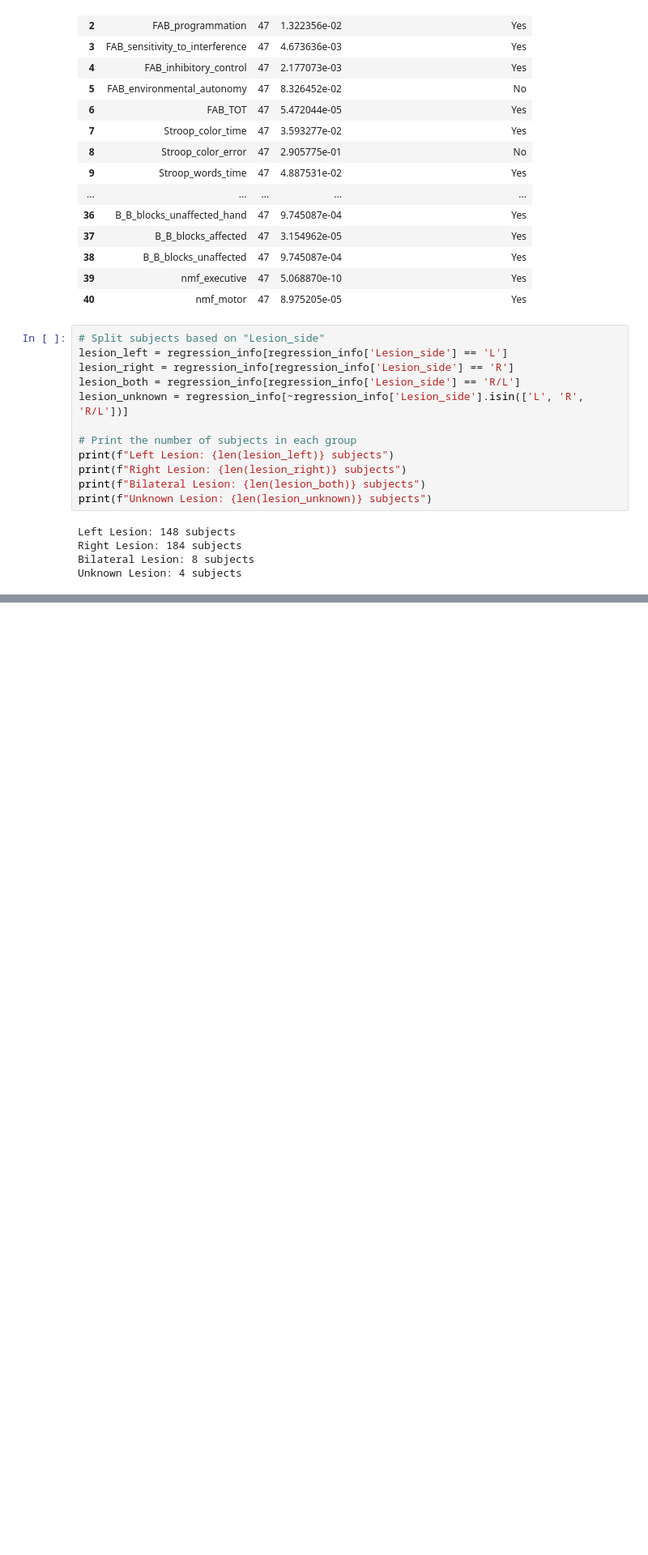
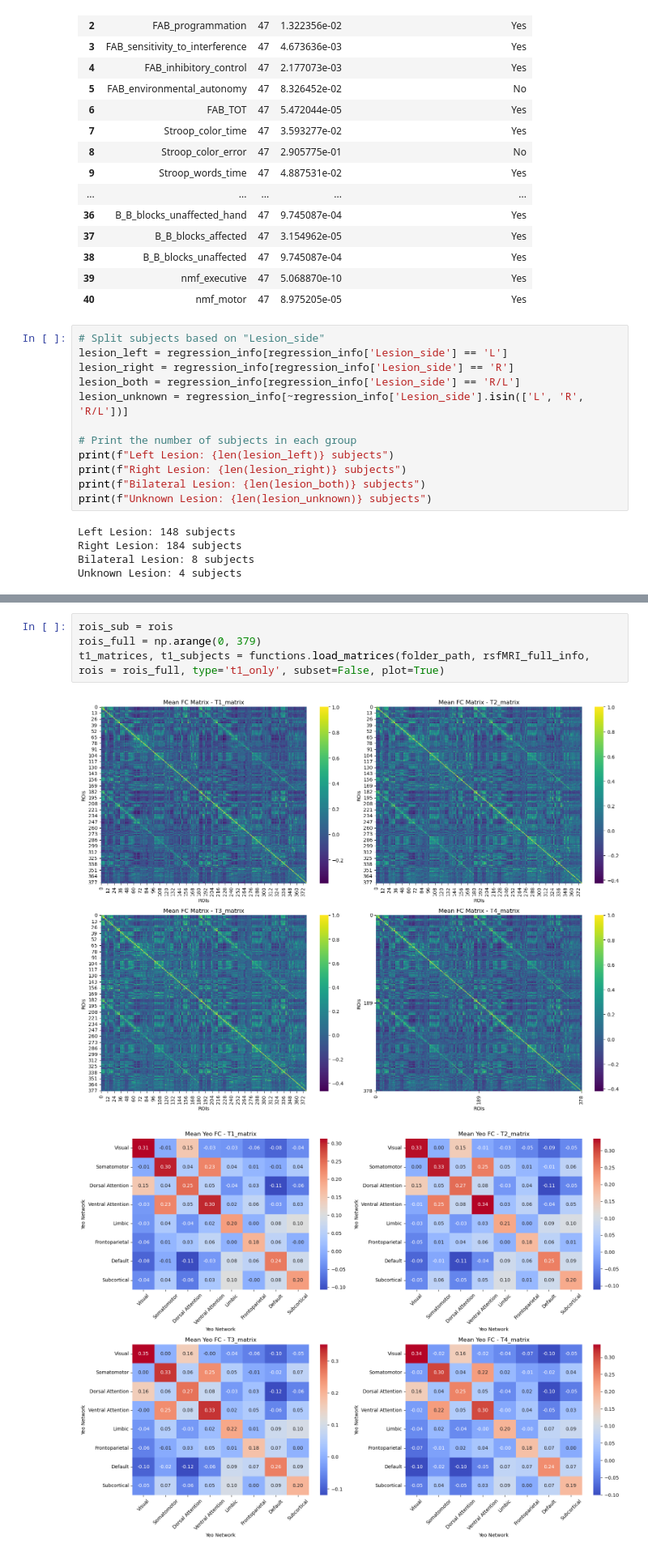
Before and after one commit to maylismlr/uphummel_MA4, a Jupyter notebook: clustering.ipynb, the cells around one changed output, grey strips where cells are left out. Shown at 81% size. Drawn from its saved outputs; the diff is of its cells as text; blank space fills up the shorter version.

```diff
--- a/clustering.ipynb
+++ b/clustering.ipynb
@@ -464,0 +407,7 @@ yeo = pd.concat([yeo, new_rows], ignore_index=True)
+# %%
+rois_sub = rois
+rois_full = np.arange(0, 379)
+t1_matrices, t1_subjects = functions.load_matrices(folder_path, rsfMRI_full_info, rois = rois_full, type='t1_only', subset=False, plot=True)
+# %% [output]
+[figure, added]
+[figure, added]
```
Also changed, not shown: parts of 22 cells of this notebook, 3 other files.
